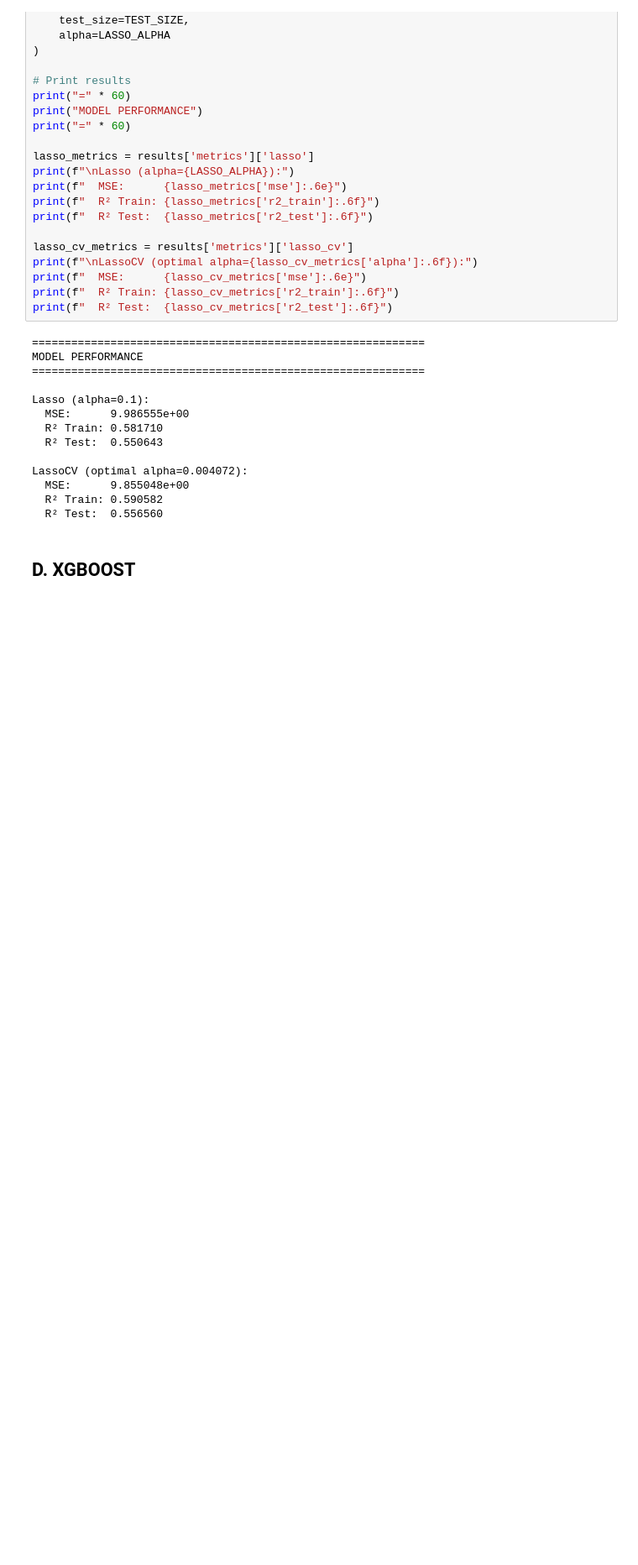
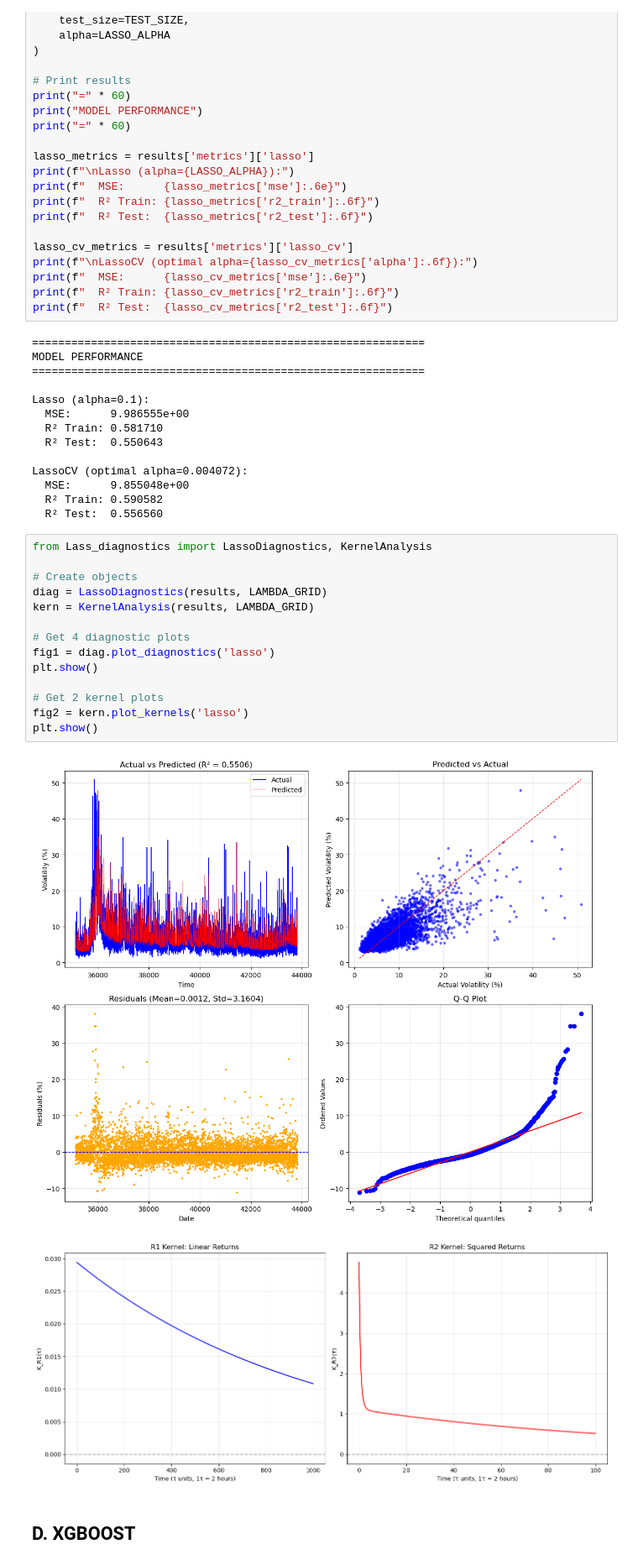
Before and after one commit to bea228/ISE-364, a Jupyter notebook: volatility_ml_project.ipynb, the cells around one changed output. Shown at 84% size. Cells and saved outputs as stored; diff of their text form; blank space fills up the shorter version.

```diff
--- a/volatility_ml_project.ipynb
+++ b/volatility_ml_project.ipynb
@@ -777,6 +777,23 @@ LassoCV (optimal alpha=0.004072):
   MSE:      9.855048e+00
   R² Train: 0.590582
   R² Test:  0.556560
+# %%
+from Lass_diagnostics import LassoDiagnostics, KernelAnalysis
+
+# Create objects
+diag = LassoDiagnostics(results, LAMBDA_GRID)
+kern = KernelAnalysis(results, LAMBDA_GRID)
+
+# Get 4 diagnostic plots
+fig1 = diag.plot_diagnostics('lasso')
+plt.show()
+
+# Get 2 kernel plots
+fig2 = kern.plot_kernels('lasso')
+plt.show()
+# %% [output]
+[figure, added]
+[figure, added]
 # %% [markdown]
 ## D. XGBOOST
 # %%
```
